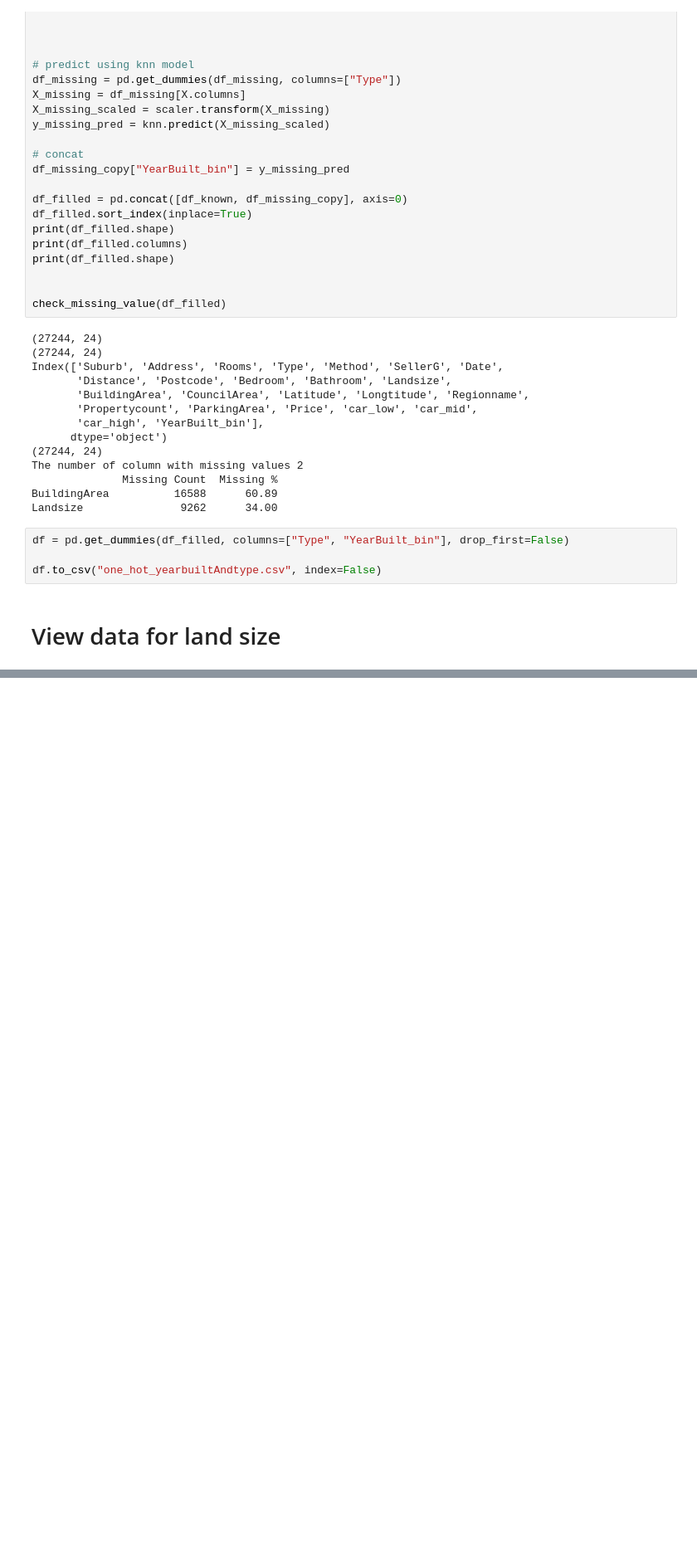
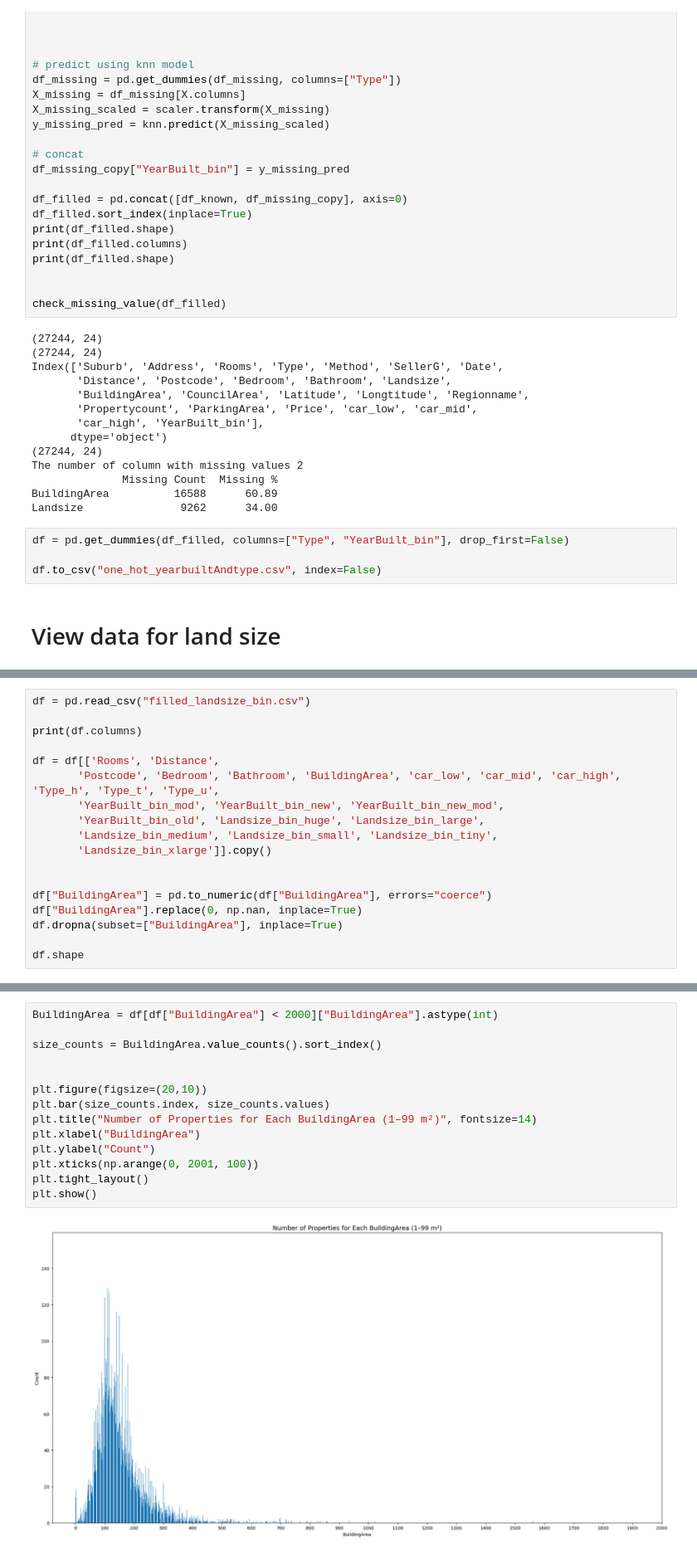
Before and after one commit to lzyixx/SML-Project, a Jupyter notebook: data_preprocessing.ipynb, the cells around one changed output, grey strips where cells are left out. Shown at 83% size. Cells and saved outputs as stored; diff of their text form; blank space fills up the shorter version.

```diff
--- a/data_preprocessing.ipynb
+++ b/data_preprocessing.ipynb
@@ -525,0 +633,18 @@ plt.show()
+# %%
+df = pd.read_csv("filled_landsize_bin.csv")
+
+print(df.columns)
+
+df = df[['Rooms', 'Distance',
+       'Postcode', 'Bedroom', 'Bathroom', 'BuildingArea', 'car_low', 'car_mid', 'car_high', 'Type_h', 'Type_t', 'Type_u',
+       'YearBuilt_bin_mod', 'YearBuilt_bin_new', 'YearBuilt_bin_new_mod',
+       'YearBuilt_bin_old', 'Landsize_bin_huge', 'Landsize_bin_large',
+       'Landsize_bin_medium', 'Landsize_bin_small', 'Landsize_bin_tiny',
+       'Landsize_bin_xlarge']].copy()
+
+
+df["BuildingArea"] = pd.to_numeric(df["BuildingArea"], errors="coerce")
+df["BuildingArea"].replace(0, np.nan, inplace=True)
+df.dropna(subset=["BuildingArea"], inplace=True)
+
+df.shape
@@ -525,0 +668,16 @@ plt.show()
+# %%
+BuildingArea = df[df["BuildingArea"] < 2000]["BuildingArea"].astype(int)
+
+size_counts = BuildingArea.value_counts().sort_index()
+
+
+plt.figure(figsize=(20,10))
+plt.bar(size_counts.index, size_counts.values)
+plt.title("Number of Properties for Each BuildingArea (1–99 m²)", fontsize=14)
+plt.xlabel("BuildingArea")
+plt.ylabel("Count")
+plt.xticks(np.arange(0, 2001, 100))
+plt.tight_layout()
+plt.show()
+# %% [output]
+[figure, added]
```
Also changed, not shown: parts of 9 cells of this notebook, 1 other file.
